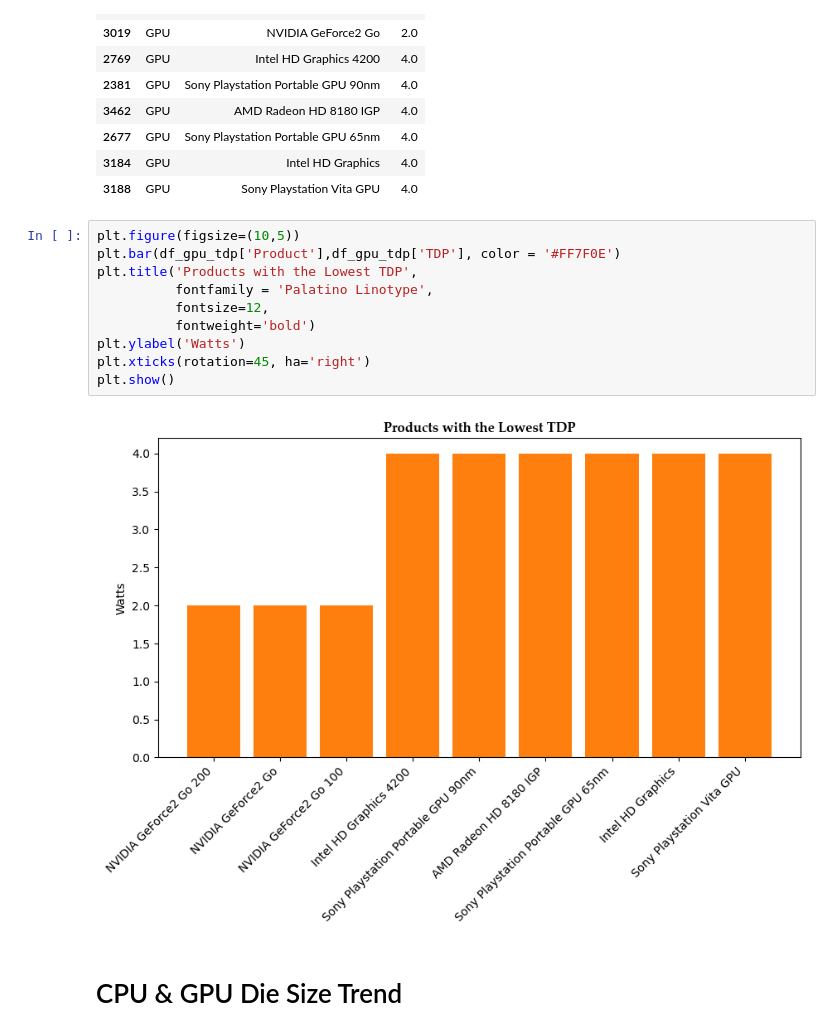
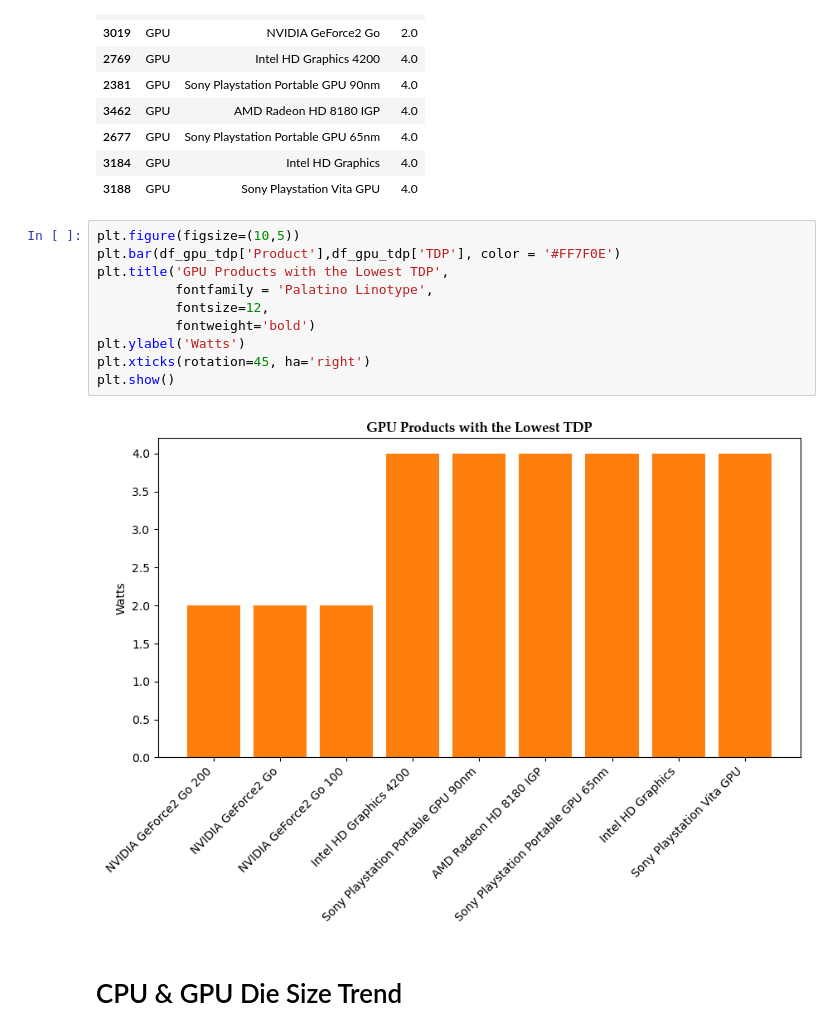
Before and after one commit to GlenjuneG/MATHEDA, a Jupyter notebook: WK8-Eda-Activity-2 - Exploratory-Data-Analysis/Exercise/Wk8-Exploratory-Data-Analysis.ipynb, the cells around one changed output. Drawn from its saved outputs; the diff is of its cells as text.

```diff
--- a/WK8-Eda-Activity-2 - Exploratory-Data-Analysis/Exercise/Wk8-Exploratory-Data-Analysis.ipynb
+++ b/WK8-Eda-Activity-2 - Exploratory-Data-Analysis/Exercise/Wk8-Exploratory-Data-Analysis.ipynb
@@ -371,15 +371,15 @@ df_gpu_tdp
 # %%
 plt.figure(figsize=(10,5))
 plt.bar(df_gpu_tdp['Product'],df_gpu_tdp['TDP'], color = '#FF7F0E')
-plt.title('Products with the Lowest TDP',
+plt.title('GPU Products with the Lowest TDP',
           fontfamily = 'Palatino Linotype',
           fontsize=12,
           fontweight='bold')
 plt.ylabel('Watts')
 plt.xticks(rotation=45, ha='right')
 plt.show()
 # %% [output]
-[figure, old version]
+[figure, new version]
 # %% [markdown]
 # CPU & GPU Die Size Trend
 # %% [markdown]
```
Also changed, not shown: parts of 2 cells of this notebook.
